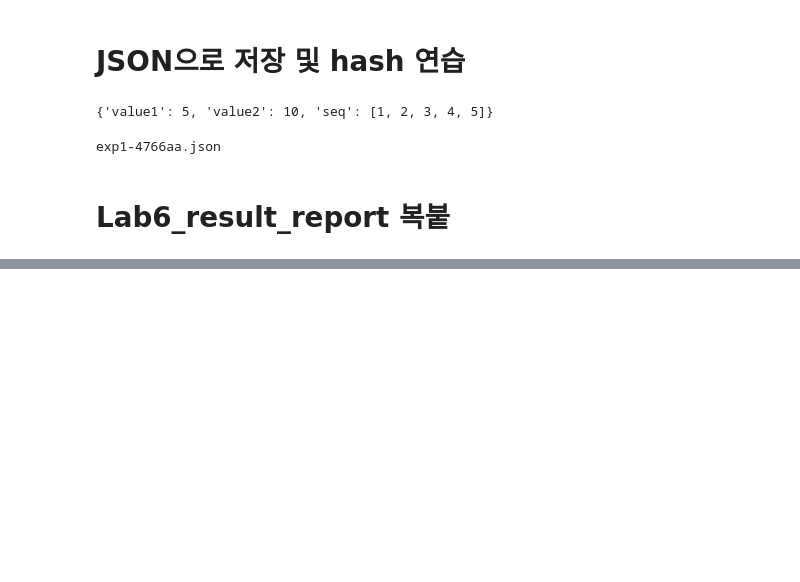
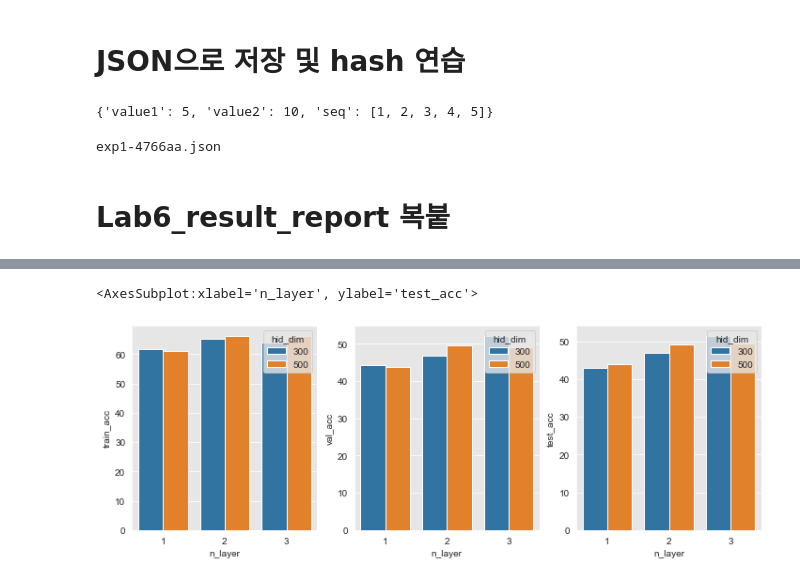
Before and after one commit to GwangwooHan/study, a Jupyter notebook: pytorch/220207 pytorch_experiment.ipynb, the cells around one changed output, grey strips where cells are left out. Saved outputs shown, nothing was run; the diff lists cells and outputs as text; code cells hidden in the pictures; blank space fills up the shorter version.

```diff
--- a/pytorch/220207 pytorch_experiment.ipynb
+++ b/pytorch/220207 pytorch_experiment.ipynb
@@ -59,0 +504,14 @@ def load_exp_result(exp_name):
+# %%
+results = load_exp_result('exp1')
+
+
+fig, ax = plt.subplots(1,3)
+fig.set_size_inches(12,4)
+sns.set_style("darkgrid", {"axes.facecolor": ".9"})
+
+sns.barplot(x='n_layer', y='train_acc', hue = 'hid_dim', data=results, ax=ax[0])
+sns.barplot(x='n_layer', y='val_acc', hue = 'hid_dim', data=results, ax=ax[1])
+sns.barplot(x='n_layer', y='test_acc', hue = 'hid_dim', data=results, ax=ax[2])
+# %% [output]
+<AxesSubplot:xlabel='n_layer', ylabel='test_acc'>
+[figure, added]
```
Also changed, not shown: parts of 28 cells of this notebook.
